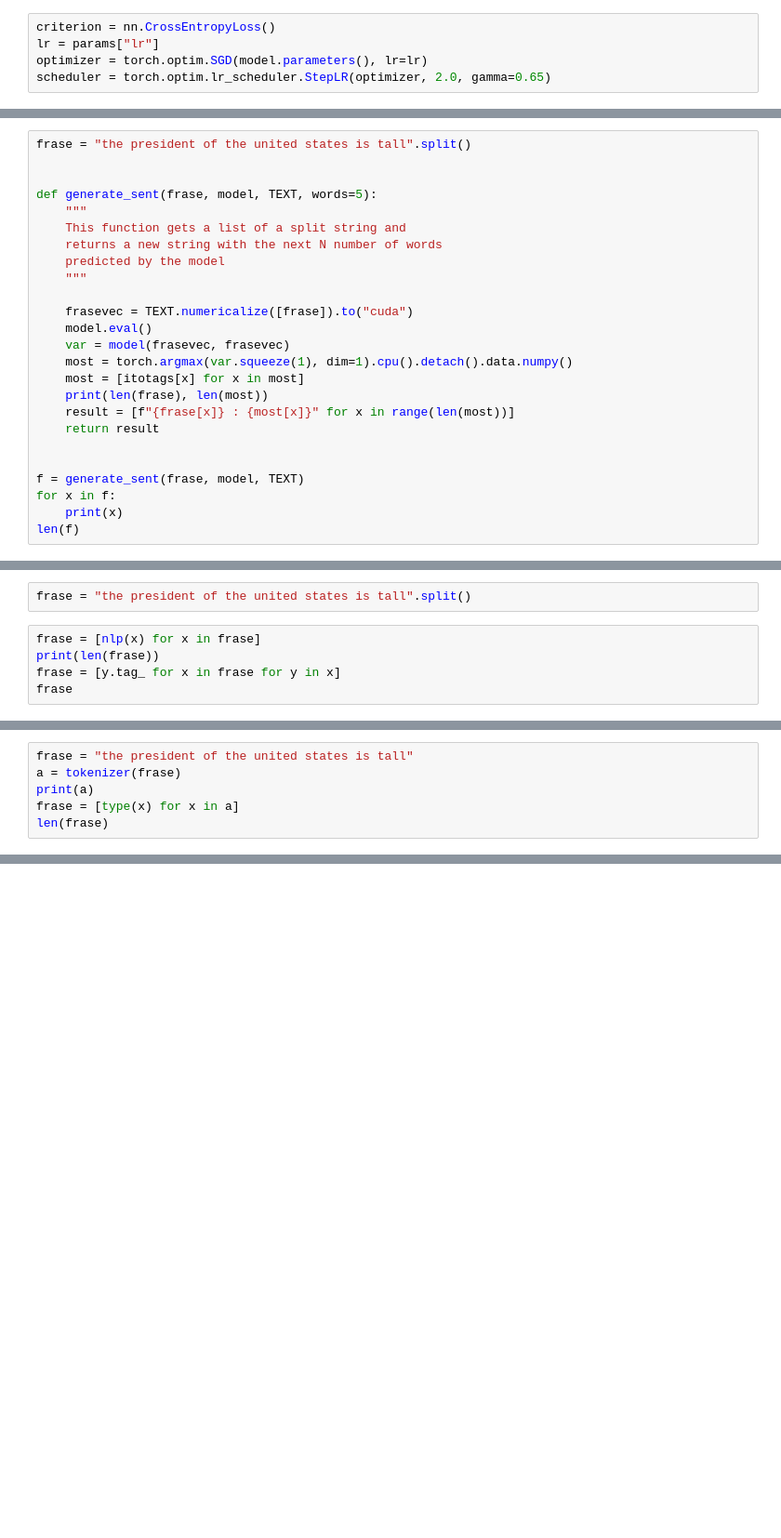
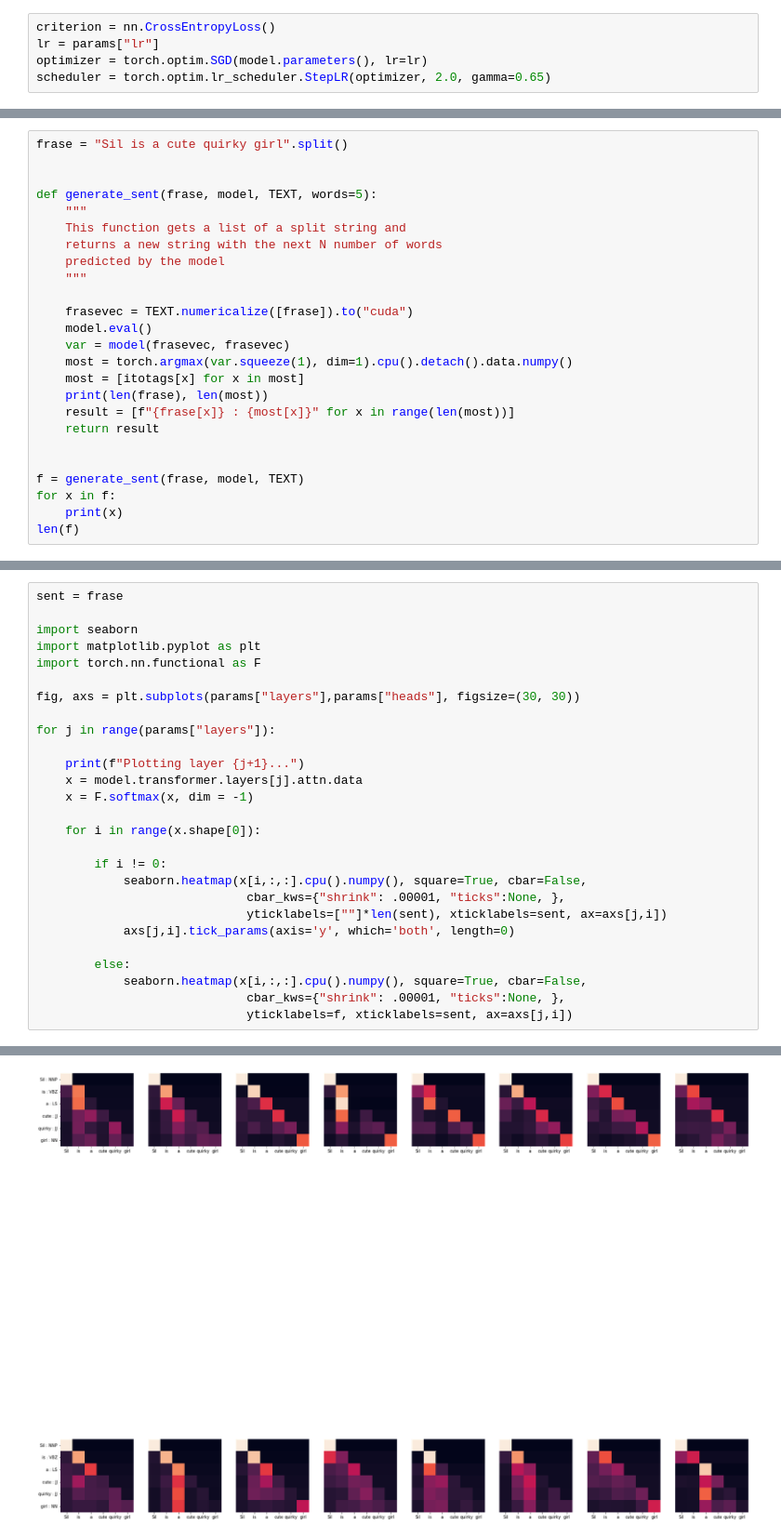
Before and after one commit to andcarnivorous/TestingTransformers, a Jupyter notebook: TransformerTags.ipynb, the cells around one changed output, grey strips where cells are left out. Shown: that part at 93% size. Drawn from its saved outputs; the diff is of its cells as text; blank space fills up the shorter version.

```diff
--- a/TransformerTags.ipynb
+++ b/TransformerTags.ipynb
@@ -318,5 +433,5 @@ print(model.transformer.layers[0].attn_activation.shape)
 # %%
-frase = "the president of the united states is tall".split()
+frase = "Sil is a cute quirky girl".split()
 
 
 def generate_sent(frase, model, TEXT, words=5):
@@ -343,7 +466,0 @@ len(f)
-# %%
-frase = "the president of the united states is tall".split()
-# %%
-frase = [nlp(x) for x in frase]
-print(len(frase))
-frase = [y.tag_ for x in frase for y in x]
-frase
@@ -352,6 +466,0 @@ tokenizer = nlp.Defaults.create_tokenizer(nlp)
-# %%
-frase = "the president of the united states is tall"
-a = tokenizer(frase)
-print(a)
-frase = [type(x) for x in a]
-len(frase)
@@ -367,0 +467,28 @@ tokens = nlp.tokenizer("this is low, ok.")
+# %%
+sent = frase
+
+import seaborn
+import matplotlib.pyplot as plt
+import torch.nn.functional as F
+
+fig, axs = plt.subplots(params["layers"],params["heads"], figsize=(30, 30))
+
+for j in range(params["layers"]):
+
+    print(f"Plotting layer {j+1}...")
+    x = model.transformer.layers[j].attn.data
+    x = F.softmax(x, dim = -1)
+
+    for i in range(x.shape[0]):
+
+        if i != 0:
+            seaborn.heatmap(x[i,:,:].cpu().numpy(), square=True, cbar=False,
+                             cbar_kws={"shrink": .00001, "ticks":None, },
+                             yticklabels=[""]*len(sent), xticklabels=sent, ax=axs[j,i])
+            axs[j,i].tick_params(axis='y', which='both', length=0)
+
+        else:
+            seaborn.heatmap(x[i,:,:].cpu().numpy(), square=True, cbar=False,
+                             cbar_kws={"shrink": .00001, "ticks":None, },
+                             yticklabels=f, xticklabels=sent, ax=axs[j,i])
+# %% [output]
@@ -367,0 +497 @@ tokens = nlp.tokenizer("this is low, ok.")
+[figure, added]
```
Also changed, not shown: parts of 29 cells of this notebook.
